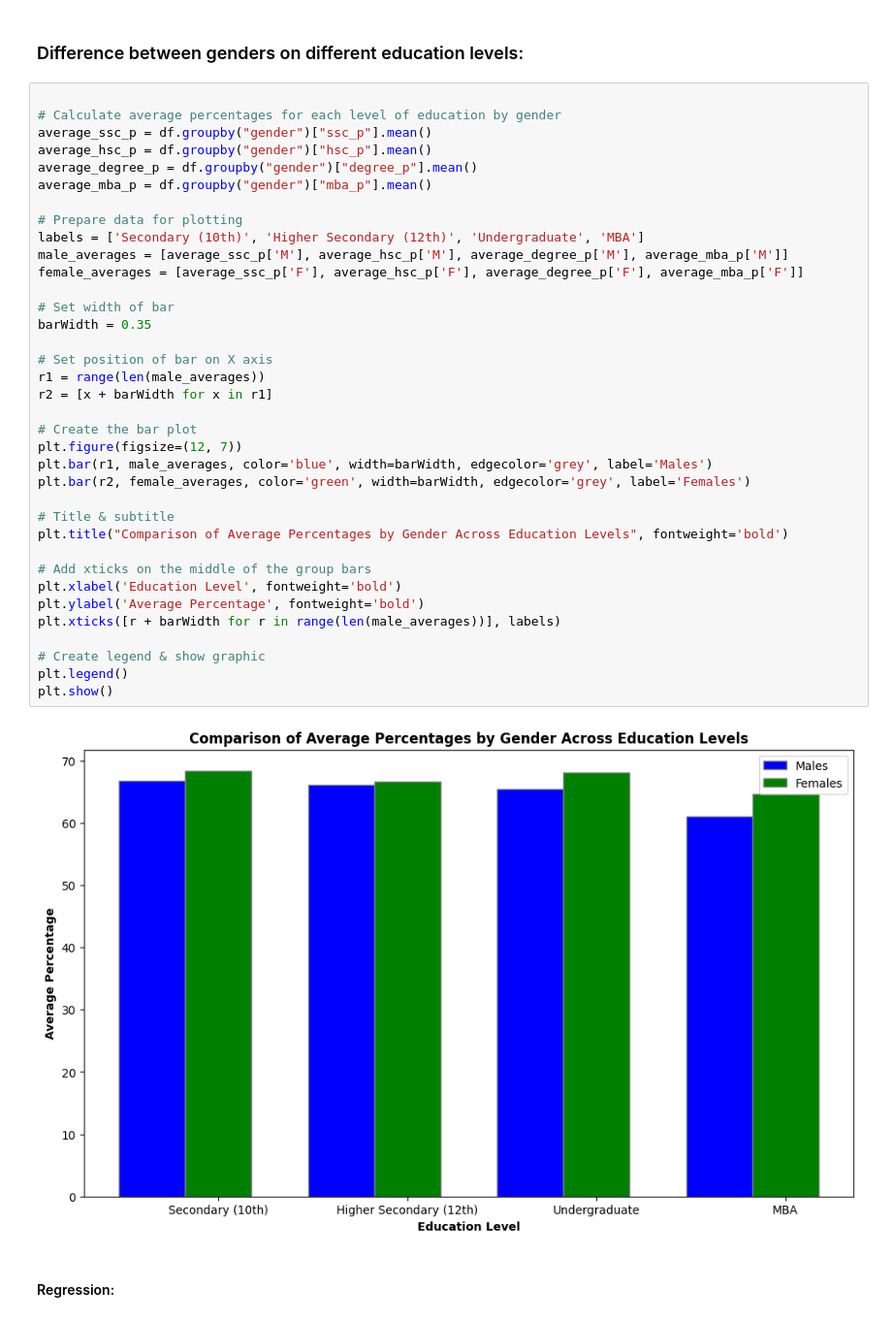
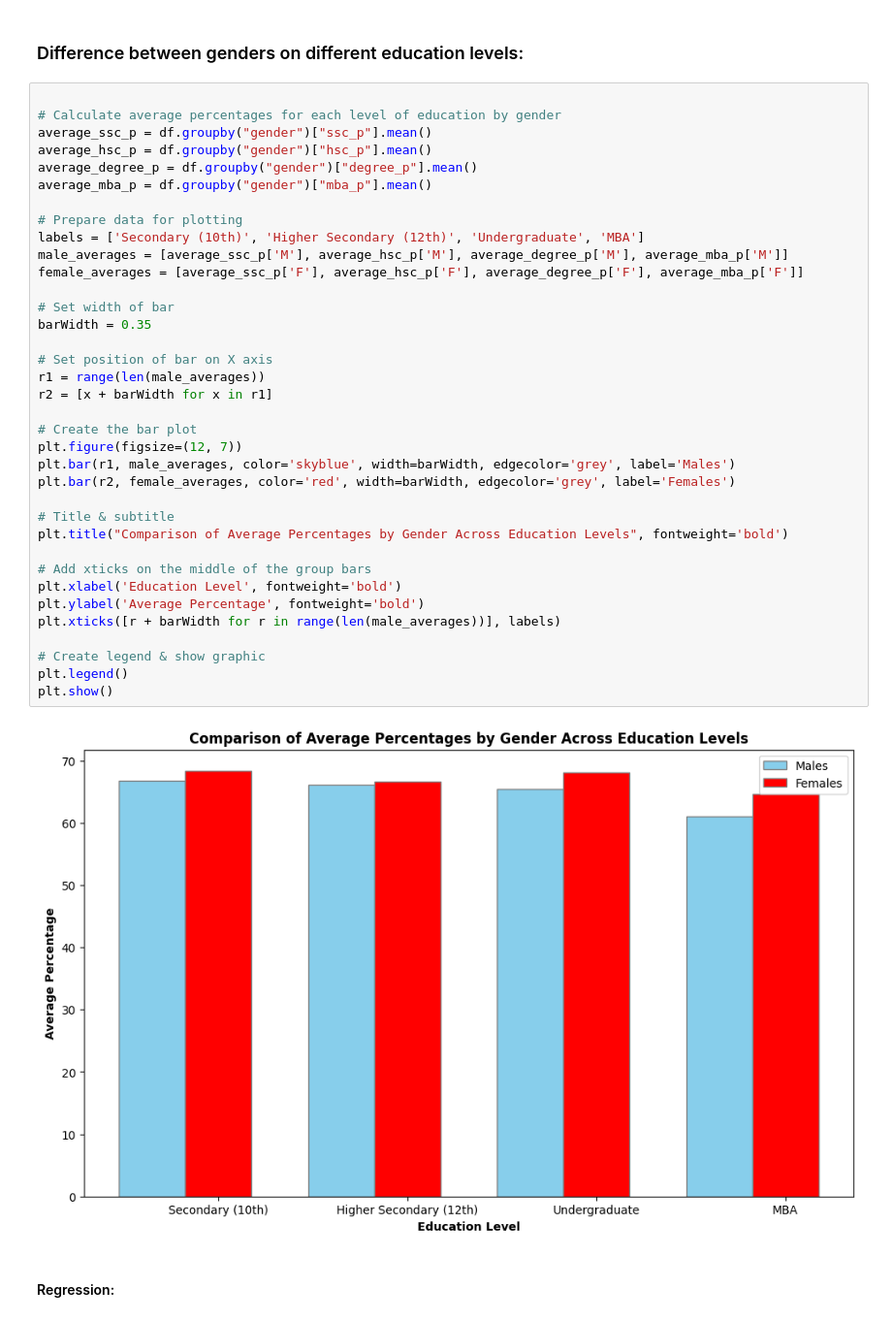
Before and after one commit to S1036942/GRA4157_PROJECT, a Jupyter notebook: Project_2/johans_test.ipynb, the cells around one changed output. Shown: that part at 97% size. Saved outputs shown, nothing was run; the diff lists cells and outputs as text.

```diff
--- a/Project_2/johans_test.ipynb
+++ b/Project_2/johans_test.ipynb
@@ -56,36 +58,36 @@ average_hsc_p = df.groupby("gender")["hsc_p"].mean()
 average_degree_p = df.groupby("gender")["degree_p"].mean()
 average_mba_p = df.groupby("gender")["mba_p"].mean()
 
 # Prepare data for plotting
 labels = ['Secondary (10th)', 'Higher Secondary (12th)', 'Undergraduate', 'MBA']
 male_averages = [average_ssc_p['M'], average_hsc_p['M'], average_degree_p['M'], average_mba_p['M']]
 female_averages = [average_ssc_p['F'], average_hsc_p['F'], average_degree_p['F'], average_mba_p['F']]
 
 # Set width of bar
 barWidth = 0.35
 
 # Set position of bar on X axis
 r1 = range(len(male_averages))
 r2 = [x + barWidth for x in r1]
 
 # Create the bar plot
 plt.figure(figsize=(12, 7))
-plt.bar(r1, male_averages, color='blue', width=barWidth, edgecolor='grey', label='Males')
-plt.bar(r2, female_averages, color='green', width=barWidth, edgecolor='grey', label='Females')
+plt.bar(r1, male_averages, color='skyblue', width=barWidth, edgecolor='grey', label='Males')
+plt.bar(r2, female_averages, color='red', width=barWidth, edgecolor='grey', label='Females')
 
 # Title & subtitle
 plt.title("Comparison of Average Percentages by Gender Across Education Levels", fontweight='bold')
 
 # Add xticks on the middle of the group bars
 plt.xlabel('Education Level', fontweight='bold')
 plt.ylabel('Average Percentage', fontweight='bold')
 plt.xticks([r + barWidth for r in range(len(male_averages))], labels)
 
 # Create legend & show graphic
 plt.legend()
 plt.show()
 # %% [output]
-[figure, old version]
+[figure, new version]
 # %% [markdown]
 #### Regression:
 # %%
```
Also changed, not shown: parts of 2 cells of this notebook, 2 other files.
